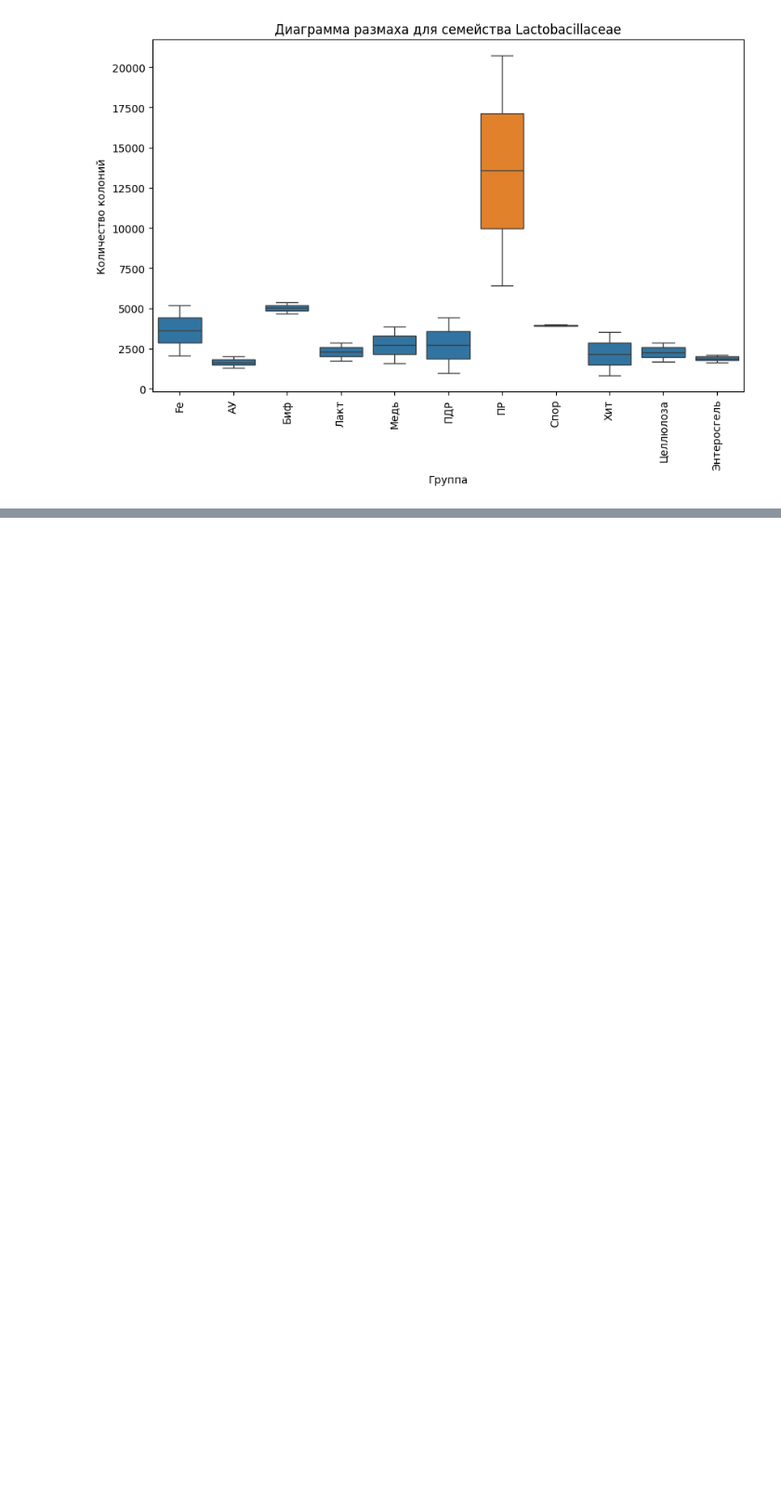
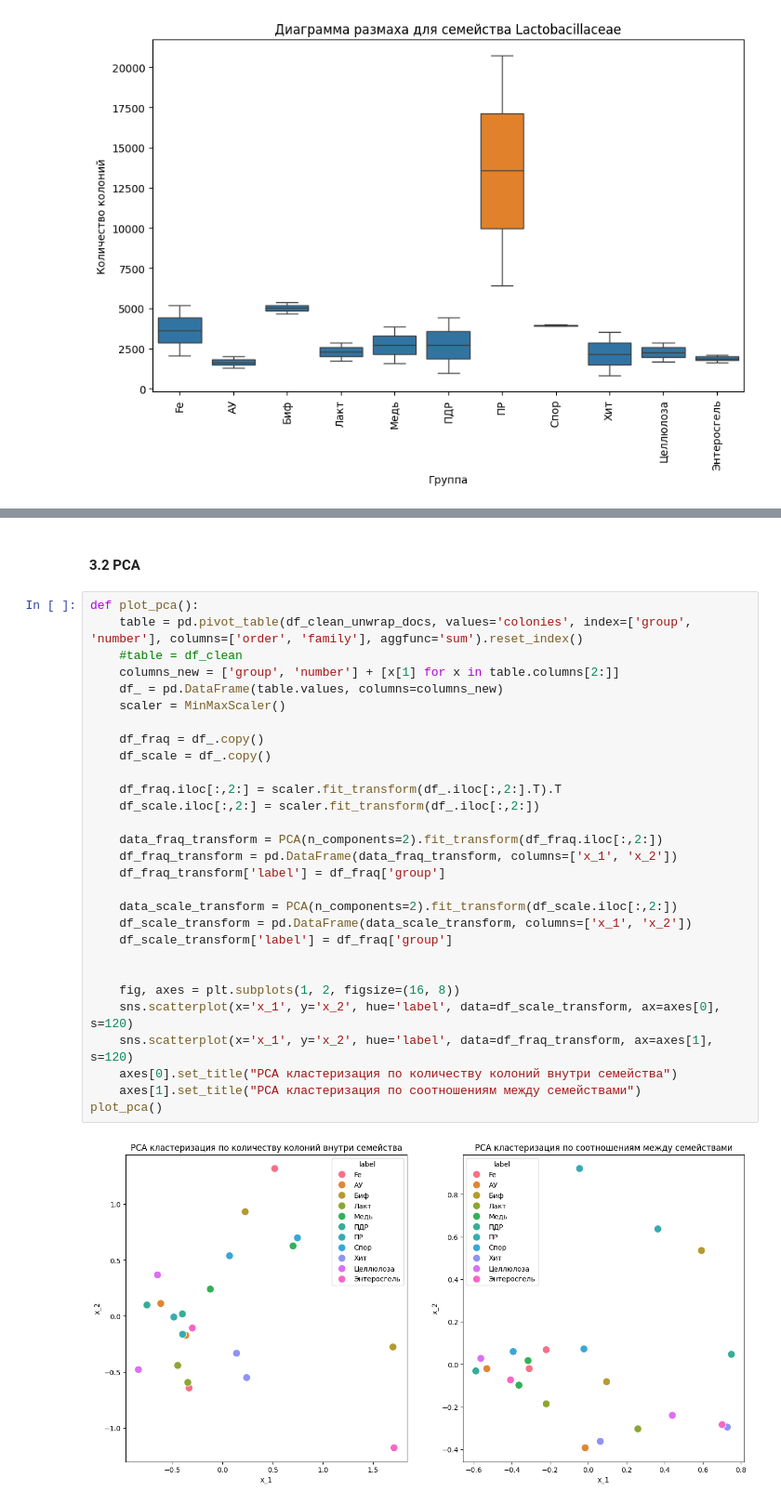
Before and after one commit to innominity/nanomaterials-2025, a Jupyter notebook: src/notebooks/data_analysis.ipynb, the cells around one changed output, grey strips where cells are left out. Shown at 93% size. Drawn from its saved outputs; the diff is of its cells as text; blank space fills up the shorter version.

```diff
--- a/src/notebooks/data_analysis.ipynb
+++ b/src/notebooks/data_analysis.ipynb
@@ -680,0 +729,33 @@ plot_colonies_in_family_13()
+# %% [markdown]
+#### 3.2 PCA
+# %%
+def plot_pca():
+    table = pd.pivot_table(df_clean_unwrap_docs, values='colonies', index=['group', 'number'], columns=['order', 'family'], aggfunc='sum').reset_index()
+    #table = df_clean
+    columns_new = ['group', 'number'] + [x[1] for x in table.columns[2:]]
+    df_ = pd.DataFrame(table.values, columns=columns_new)
+    scaler = MinMaxScaler()
+
+    df_fraq = df_.copy()
+    df_scale = df_.copy()
+
+    df_fraq.iloc[:,2:] = scaler.fit_transform(df_.iloc[:,2:].T).T
+    df_scale.iloc[:,2:] = scaler.fit_transform(df_.iloc[:,2:])
+
+    data_fraq_transform = PCA(n_components=2).fit_transform(df_fraq.iloc[:,2:])
+    df_fraq_transform = pd.DataFrame(data_fraq_transform, columns=['x_1', 'x_2'])
+    df_fraq_transform['label'] = df_fraq['group']
+
+    data_scale_transform = PCA(n_components=2).fit_transform(df_scale.iloc[:,2:])
+    df_scale_transform = pd.DataFrame(data_scale_transform, columns=['x_1', 'x_2'])
+    df_scale_transform['label'] = df_fraq['group']
+
+
+    fig, axes = plt.subplots(1, 2, figsize=(16, 8))
+    sns.scatterplot(x='x_1', y='x_2', hue='label', data=df_scale_transform, ax=axes[0], s=120)
+    sns.scatterplot(x='x_1', y='x_2', hue='label', data=df_fraq_transform, ax=axes[1], s=120)
+    axes[0].set_title("PCA кластеризация по количеству колоний внутри семейства")
+    axes[1].set_title("PCA кластеризация по соотношениям между семействами")
+plot_pca()
+# %% [output]
+[figure, added]
```
Also changed, not shown: parts of 5 cells of this notebook.
